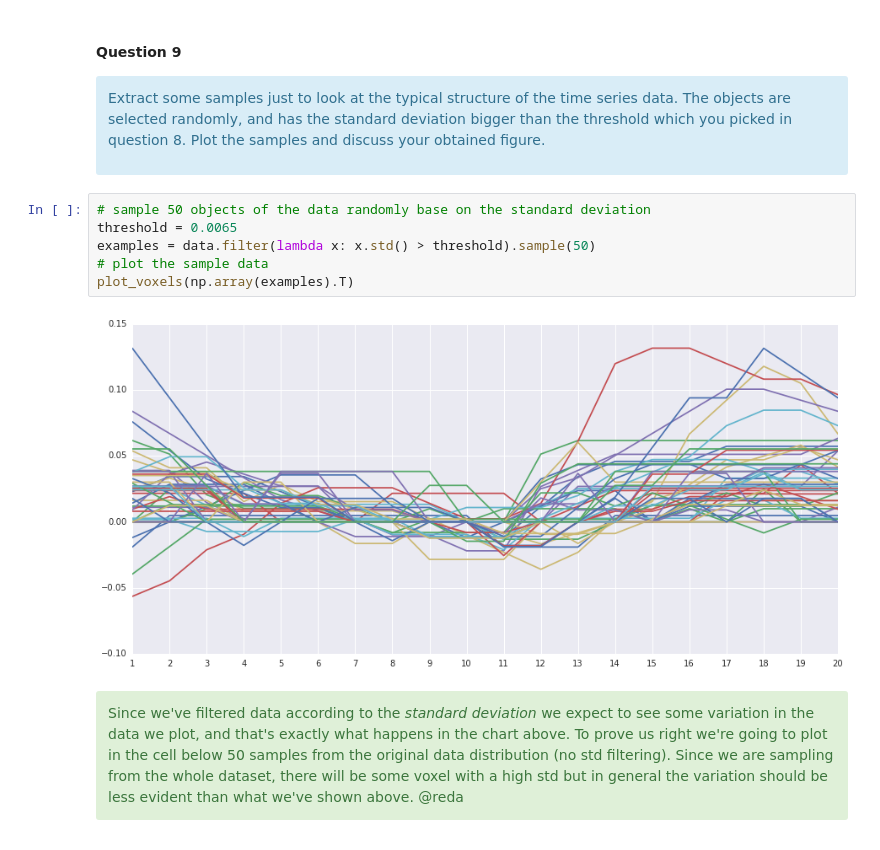
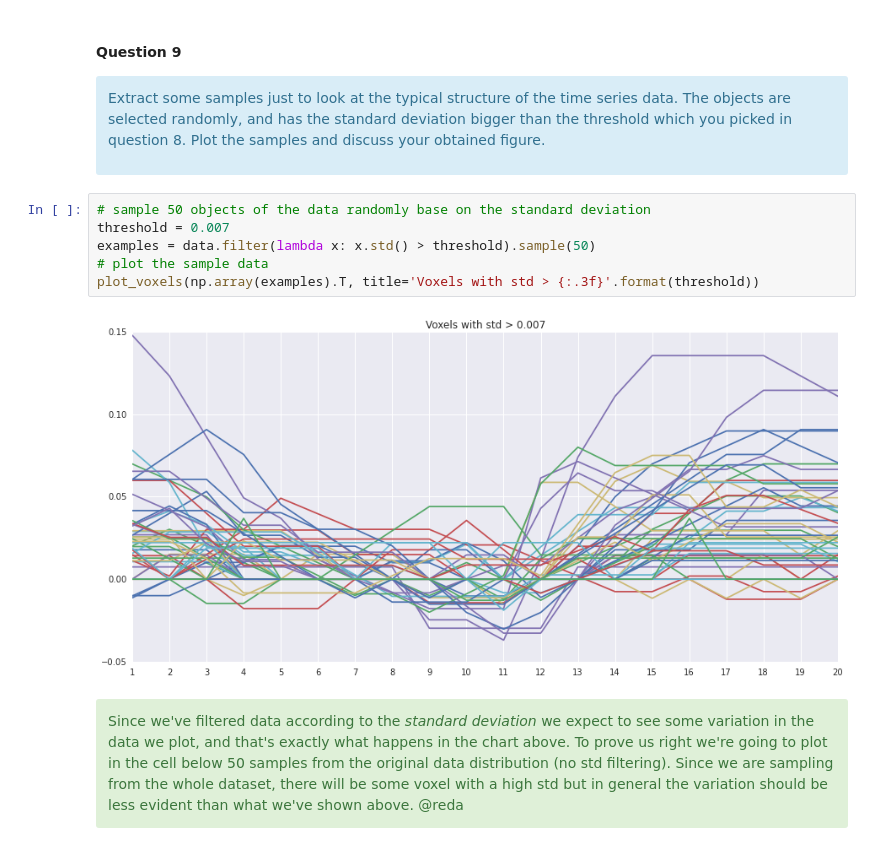
Before and after one commit to alegaballo/AML, a Jupyter notebook: [Lecture 11+12] Analyzing Neuroimaging Data with PySpark and Thunder.ipynb, the cells around one changed output. Drawn from its saved outputs; the diff is of its cells as text.

```diff
--- a/[Lecture 11+12] Analyzing Neuroimaging Data with PySpark and Thunder.ipynb
+++ b/[Lecture 11+12] Analyzing Neuroimaging Data with PySpark and Thunder.ipynb
@@ -695,12 +694,12 @@ Plot the samples and discuss your obtained figure.
 </div>
 # %%
 # sample 50 objects of the data randomly base on the standard deviation
-threshold = 0.0065
+threshold = 0.007
 examples = data.filter(lambda x: x.std() > threshold).sample(50)
 # plot the sample data
-plot_voxels(np.array(examples).T)
+plot_voxels(np.array(examples).T, title='Voxels with std > {:.3f}'.format(threshold))
 # %% [output]
-[figure, old version]
+[figure, new version]
 # %% [markdown]
 <div class="alert alert-success">Since we've filtered data according to the <i>standard deviation</i> we expect to see some variation in the data we plot, and that's exactly what happens in the chart above. To prove us right we're going to plot in the cell below 50 samples from the original data distribution (no std filtering). Since we are sampling from the whole dataset, there will be some voxel with a high std but in general the variation should be less evident than what we've shown above. @reda</div>
 # %%
```
Also changed, not shown: parts of 42 cells of this notebook.
